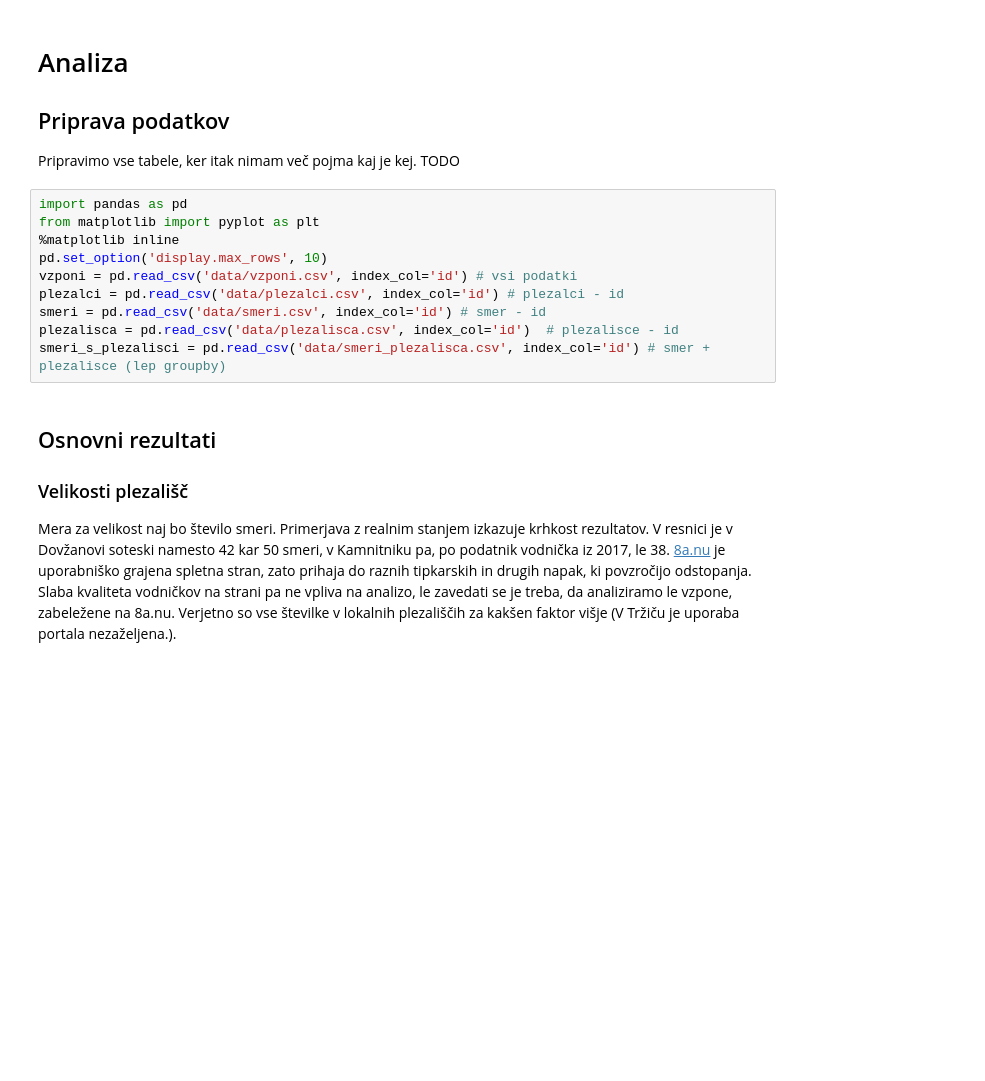
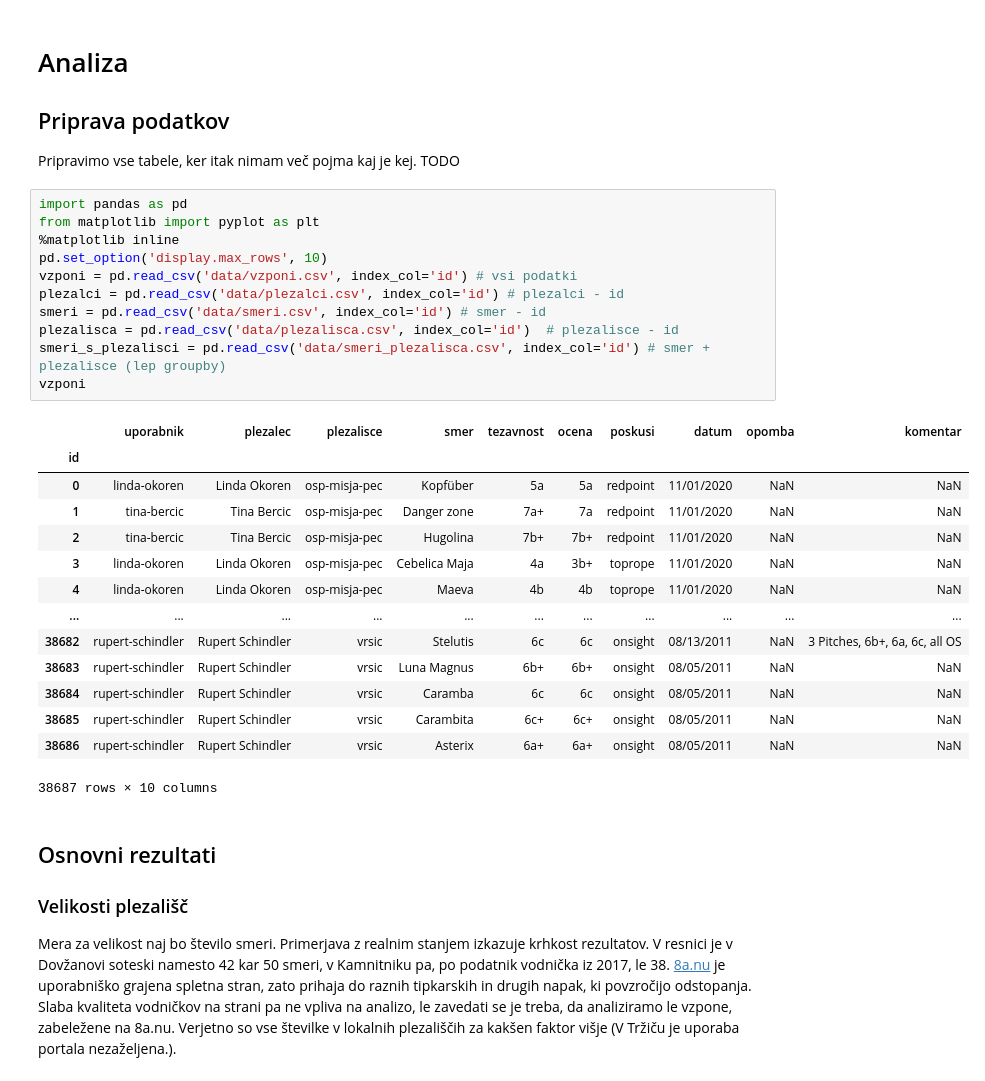
Before and after one commit to urhprimozic/plezalni-vzponi-v-sloveniji, a Jupyter notebook: analiza.ipynb, the cells around one changed output. Saved outputs shown, nothing was run; the diff lists cells and outputs as text; blank space fills up the shorter version.

```diff
--- a/analiza.ipynb
+++ b/analiza.ipynb
@@ -17,13 +17,29 @@ Pripravimo vse tabele, ker itak nimam več pojma kaj je kej. TODO
 # %%
 import pandas as pd
 from matplotlib import pyplot as plt
 %matplotlib inline
 pd.set_option('display.max_rows', 10)
 vzponi = pd.read_csv('data/vzponi.csv', index_col='id') # vsi podatki
 plezalci = pd.read_csv('data/plezalci.csv', index_col='id') # plezalci - id
 smeri = pd.read_csv('data/smeri.csv', index_col='id') # smer - id
 plezalisca = pd.read_csv('data/plezalisca.csv', index_col='id')  # plezalisce - id
 smeri_s_plezalisci = pd.read_csv('data/smeri_plezalisca.csv', index_col='id') # smer + plezalisce (lep groupby)
+vzponi
+# %% [output]
+|  | uporabnik | plezalec | plezalisce | smer | tezavnost | ocena | poskusi | datum | opomba | komentar |
+| id |  |  |  |  |  |  |  |  |  |  |
+| 0 | linda-okoren | Linda Okoren | osp-misja-pec | Kopfüber | 5a | 5a | redpoint | 11/01/2020 | NaN | NaN |
+| 1 | tina-bercic | Tina Bercic | osp-misja-pec | Danger zone | 7a+ | 7a | redpoint | 11/01/2020 | NaN | NaN |
+| 2 | tina-bercic | Tina Bercic | osp-misja-pec | Hugolina | 7b+ | 7b+ | redpoint | 11/01/2020 | NaN | NaN |
+| 3 | linda-okoren | Linda Okoren | osp-misja-pec | Cebelica Maja | 4a | 3b+ | toprope | 11/01/2020 | NaN | NaN |
+| 4 | linda-okoren | Linda Okoren | osp-misja-pec | Maeva | 4b | 4b | toprope | 11/01/2020 | NaN | NaN |
+| ... | ... | ... | ... | ... | ... | ... | ... | ... | ... | ... |
+| 38682 | rupert-schindler | Rupert Schindler | vrsic | Stelutis | 6c | 6c | onsight | 08/13/2011 | NaN | 3 Pitches, 6b+, 6a, 6c, all OS |
+| 38683 | rupert-schindler | Rupert Schindler | vrsic | Luna Magnus | 6b+ | 6b+ | onsight | 08/05/2011 | NaN | NaN |
+| 38684 | rupert-schindler | Rupert Schindler | vrsic | Caramba | 6c | 6c | onsight | 08/05/2011 | NaN | NaN |
+| 38685 | rupert-schindler | Rupert Schindler | vrsic | Carambita | 6c+ | 6c+ | onsight | 08/05/2011 | NaN | NaN |
+| 38686 | rupert-schindler | Rupert Schindler | vrsic | Asterix | 6a+ | 6a+ | onsight | 08/05/2011 | NaN | NaN |
+38687 rows × 10 columns
 # %% [markdown]
 ## Osnovni rezultati
 
```
Also changed, not shown: parts of 10 cells of this notebook.
